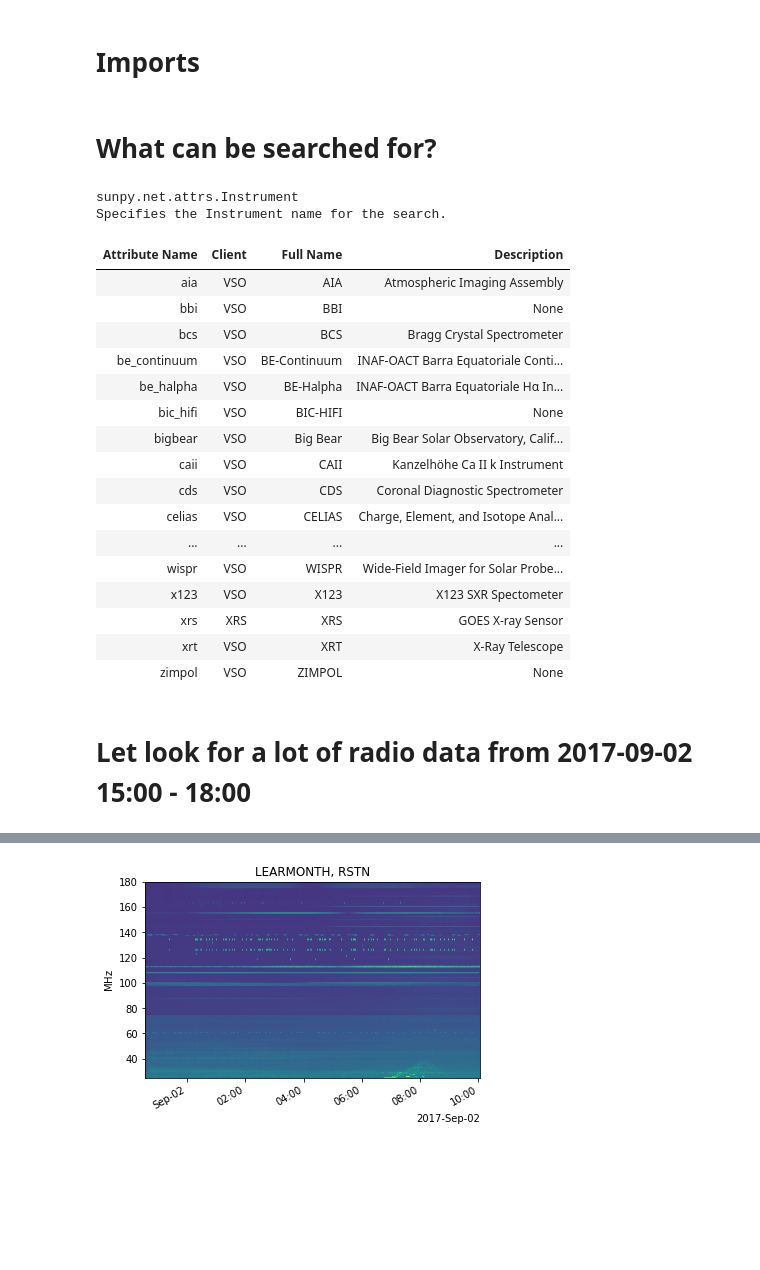
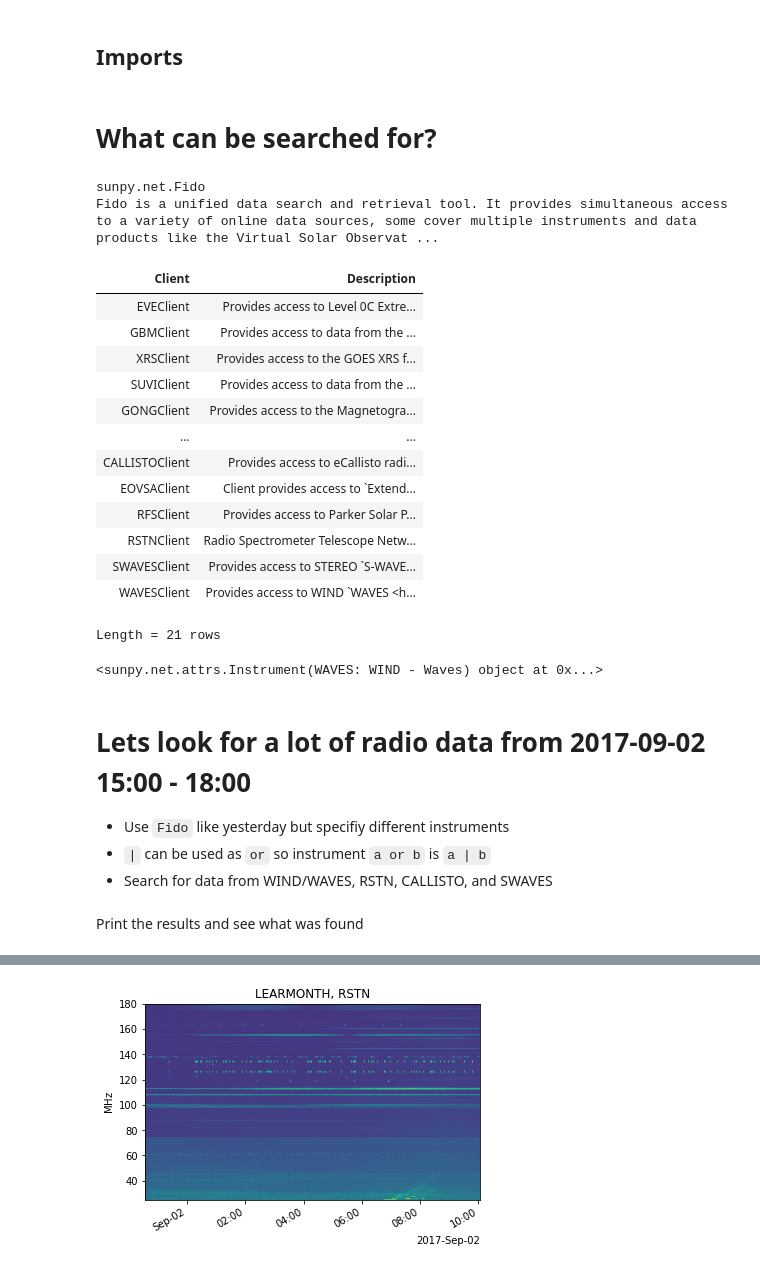
Before and after one commit to TCDSolar/STELLAR_SSW_tutorials, a Jupyter notebook: day2_radio_session/Radiospectra Demo.ipynb, the cells around one changed output, grey strips where cells are left out. Saved outputs shown, nothing was run; the diff lists cells and outputs as text; code cells hidden in the pictures; blank space fills up the shorter version.

```diff
--- a/day2_radio_session/Radiospectra Demo.ipynb
+++ b/day2_radio_session/Radiospectra Demo.ipynb
@@ -1,5 +9,5 @@
 # %% [markdown]
-# Imports
+## Imports
 # %%
 from datetime import datetime
 
@@ -18,32 +26,38 @@ from radiospectra.spectrogram2 import Spectrogram
 # %% [markdown]
 # What can be searched for?
+# %%
+Fido
+# %% [output]
+sunpy.net.Fido
+Fido is a unified data search and retrieval tool. It provides simultaneous access to a variety of online data sources, some cover multiple instruments and data products like the Virtual Solar Observat ...
+| Client | Description |
+| EVEClient | Provides access to Level 0C Extre... |
+| GBMClient | Provides access to data from the ... |
+| XRSClient | Provides access to the GOES XRS f... |
+| SUVIClient | Provides access to data from the ... |
+| GONGClient | Provides access to the Magnetogra... |
+| ... | ... |
+| CALLISTOClient | Provides access to eCallisto radi... |
+| EOVSAClient | Client provides access to `Extend... |
+| RFSClient | Provides access to Parker Solar P... |
+| RSTNClient | Radio Spectrometer Telescope Netw... |
+| SWAVESClient | Provides access to STEREO `S-WAVE... |
+| WAVESClient | Provides access to WIND `WAVES <h... |
+Length = 21 rows
 # %%
-a.Instrument   #try .waves .swave .rstn .
+a.Instrument.waves   #try .waves .swave .rstn .ecallisto
 # %% [output]
-sunpy.net.attrs.Instrument
-Specifies the Instrument name for the search.
+<sunpy.net.attrs.Instrument(WAVES: WIND - Waves) object at 0x...>
-| Attribute Name | Client | Full Name | Description |
-| aia | VSO | AIA | Atmospheric Imaging Assembly |
-| bbi | VSO | BBI | None |
-| bcs | VSO | BCS | Bragg Crystal Spectrometer |
-| be_continuum | VSO | BE-Continuum | INAF-OACT Barra Equatoriale Conti... |
-| be_halpha | VSO | BE-Halpha | INAF-OACT Barra Equatoriale Hα In... |
-| bic_hifi | VSO | BIC-HIFI | None |
-| bigbear | VSO | Big Bear | Big Bear Solar Observatory, Calif... |
-| caii | VSO | CAII | Kanzelhöhe Ca II k Instrument |
-| cds | VSO | CDS | Coronal Diagnostic Spectrometer |
-| celias | VSO | CELIAS | Charge, Element, and Isotope Anal... |
-| ... | ... | ... | ... |
-| wispr | VSO | WISPR | Wide-Field Imager for Solar Probe... |
-| x123 | VSO | X123 | X123 SXR Spectometer |
-| xrs | XRS | XRS | GOES X-ray Sensor |
-| xrt | VSO | XRT | X-Ray Telescope |
-| zimpol | VSO | ZIMPOL | None |
 # %% [markdown]
-# Let look for a lot of radio data from 2017-09-02 15:00 - 18:00
+# Lets look for a lot of radio data from 2017-09-02 15:00 - 18:00
+* Use `Fido` like yesterday but specifiy different instruments
+* `|` can be used as `or` so instrument `a or b` is `a | b`
+* Search for data from WIND/WAVES, RSTN, CALLISTO, and SWAVES
 # %%
 query = Fido.search(a.Time('2017-09-02T15:00', '2017-09-02T18:00'),
                     a.Instrument.waves | a.Instrument.rstn | a.Instrument.ecallisto | a.Instrument.swaves)
+# %% [markdown]
+Print the results and see what was found
 # %%
 query
 # %% [output]
```
Also changed, not shown: parts of 40 cells of this notebook.
